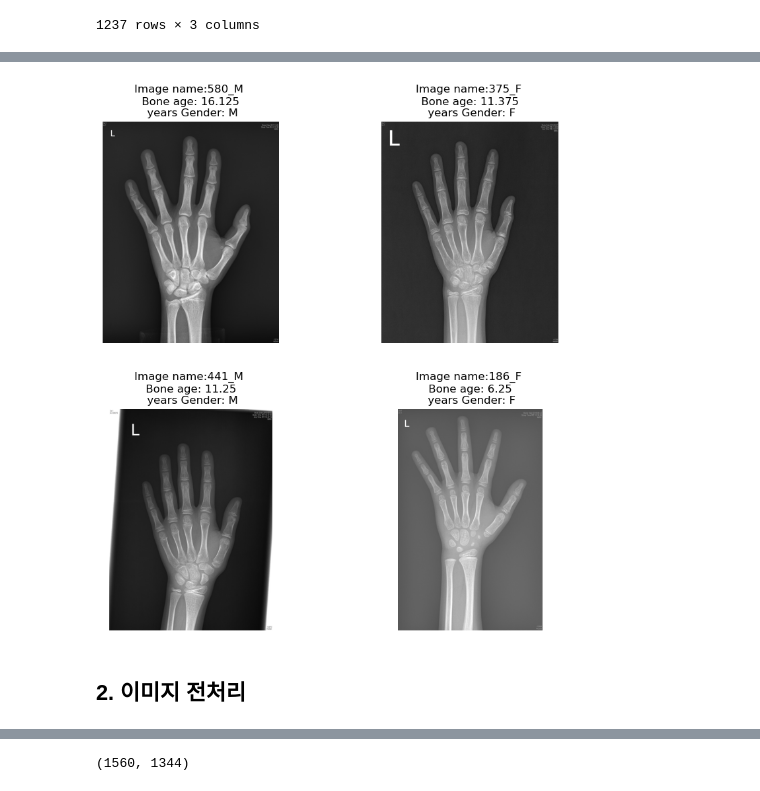
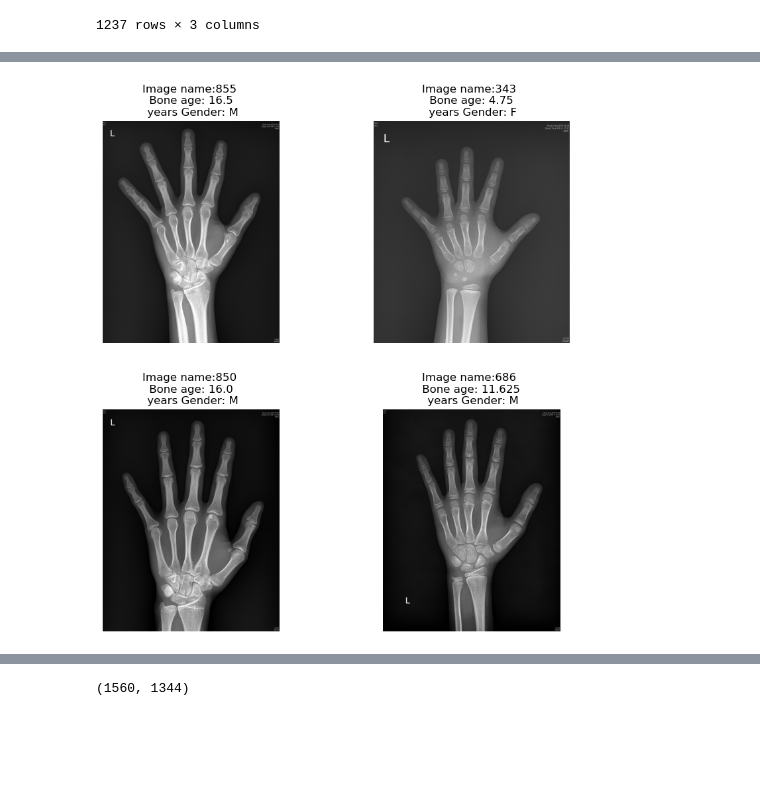
Before and after one commit to Junoflows/BoneAge_Project, a Jupyter notebook: practice.ipynb, the cells around one changed output, grey strips where cells are left out. Drawn from its saved outputs; the diff is of its cells as text; code cells hidden in the pictures; blank space fills up the shorter version.

Commit message:
train, test 셋 분리

```diff
--- a/practice.ipynb
+++ b/practice.ipynb
@@ -176,0 +170,3 @@ df
+# %%
+df = pd.read_csv('골밀도 데이터/train_data.csv')
+df.head()
@@ -177,17 +180,15 @@ df
 # %%
 import matplotlib.image as mping
 fig, axes = plt.subplots(2,2, figsize = (10, 10))
 plt.subplots_adjust(hspace=0.3)
 i = 0
-for filename, boneage, gender in df[['new_id', 'boneage', 'gender']].sample(4).values:
-    img = mping.imread('./골밀도 데이터/data/' + filename + '.jpg')
+for filename, boneage, gender in df[['id', 'boneage', 'gender']].sample(4).values:
+    img = mping.imread('골밀도 데이터/train_image/' + str(filename) + '.jpg')
     axes[i//2,i%2].imshow(img)
     axes[i//2,i%2].set_title('Image name:{} \n Bone age: {} \n years Gender: {}'.format(filename, boneage, gender))
     axes[i//2,i%2].axis('off')
     i += 1
 
 plt.show()
 # %% [output]
-[figure, old version]
+[figure, new version]
-# %% [markdown]
-## 2. 이미지 전처리
```
Also changed, not shown: parts of 10 cells of this notebook.
